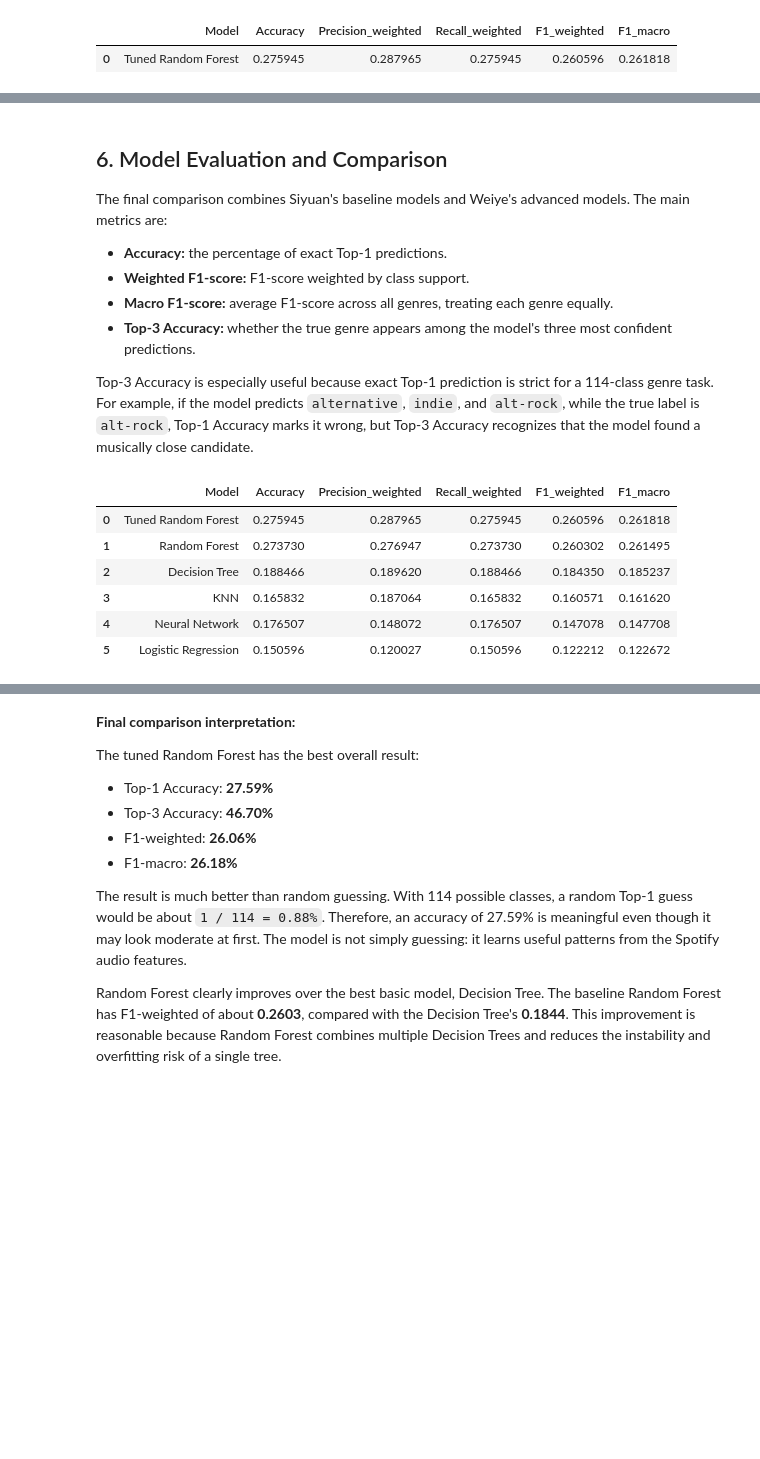
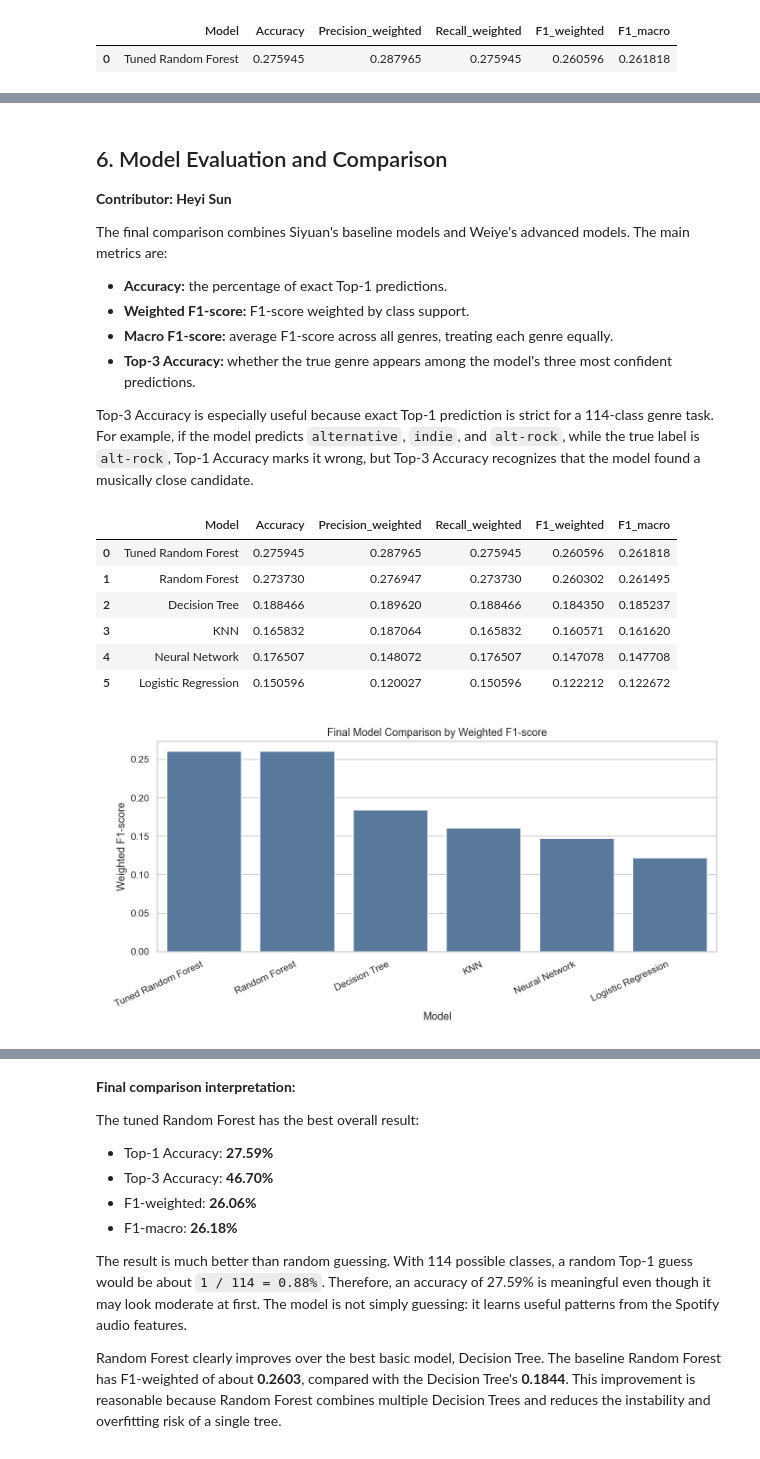
Before and after one commit to charlotte790/spotify-tracks-final-project, a Jupyter notebook: notebooks/heyi_integrated_notebook.ipynb, the cells around one changed output, grey strips where cells are left out. Cells and saved outputs as stored; diff of their text form; code cells hidden in the pictures; blank space fills up the shorter version.

```diff
--- a/notebooks/heyi_integrated_notebook.ipynb
+++ b/notebooks/heyi_integrated_notebook.ipynb
@@ -1388,7 +1368,7 @@ def evaluate_model(model_name, model, X_train, X_test, y_train, y_test):
     }, model, y_pred
 
 
-if RUN_MODEL_TRAINING and DATA_PATH.exists() and HAS_SKLEARN:
+if RUN_MODEL_TRAINING:
     baseline_results = []
 
     lr_result, logistic_regression_model, logistic_regression_pred = evaluate_model(
@@ -1599,7 +1569,7 @@ The search space includes:
 - `min_samples_split`: 2, 5, 10
 - `min_samples_leaf`: 1, 2, 4
 # %%
-if RUN_MODEL_TRAINING and DATA_PATH.exists() and HAS_SKLEARN:
+if RUN_MODEL_TRAINING:
     rf_param_distributions = {
         "n_estimators": [100, 200, 300],
         "max_depth": [10, 20, 30, None],
@@ -1672,5 +1636,7 @@ At the same time, the small improvement suggests that changing Random Forest par
 # %% [markdown]
 ## 6. Model Evaluation and Comparison
+
+**Contributor: Heyi Sun**
 
 The final comparison combines Siyuan's baseline models and Weiye's advanced models. The main metrics are:
 
@@ -1683,36 +1649,34 @@ Top-3 Accuracy is especially useful because exact Top-1 prediction is strict for
 # %%
 combined_results_df = pd.concat(
     [
         baseline_results_df,
         advanced_results_df,
         pd.DataFrame([tuned_rf_result]),
     ],
     ignore_index=True,
 ).drop_duplicates(subset=["Model"], keep="last")
 
 combined_results_df = combined_results_df.sort_values("F1_weighted", ascending=False).reset_index(drop=True)
 
 display(combined_results_df)
 
 plt.figure(figsize=(10, 5))
-if HAS_SEABORN:
-    sns.barplot(data=combined_results_df, x="Model", y="F1_weighted", color="#4C78A8")
-else:
-    plt.bar(combined_results_df["Model"], combined_results_df["F1_weighted"], color="#4C78A8")
+sns.barplot(data=combined_results_df, x="Model", y="F1_weighted", color="#4C78A8")
 plt.title("Final Model Comparison by Weighted F1-score")
 plt.xlabel("Model")
 plt.ylabel("Weighted F1-score")
 plt.xticks(rotation=25, ha="right")
 plt.tight_layout()
 plt.show()
 # %% [output]
 |  | Model | Accuracy | Precision_weighted | Recall_weighted | F1_weighted | F1_macro |
 | 0 | Tuned Random Forest | 0.275945 | 0.287965 | 0.275945 | 0.260596 | 0.261818 |
 | 1 | Random Forest | 0.273730 | 0.276947 | 0.273730 | 0.260302 | 0.261495 |
 | 2 | Decision Tree | 0.188466 | 0.189620 | 0.188466 | 0.184350 | 0.185237 |
 | 3 | KNN | 0.165832 | 0.187064 | 0.165832 | 0.160571 | 0.161620 |
 | 4 | Neural Network | 0.176507 | 0.148072 | 0.176507 | 0.147078 | 0.147708 |
 | 5 | Logistic Regression | 0.150596 | 0.120027 | 0.150596 | 0.122212 | 0.122672 |
+[figure, added]
 # %%
 top3_results_df = pd.DataFrame([
     {"Model": "Random Forest", "Top3_Accuracy": 0.456261},
```
Also changed, not shown: parts of 18 cells of this notebook.
